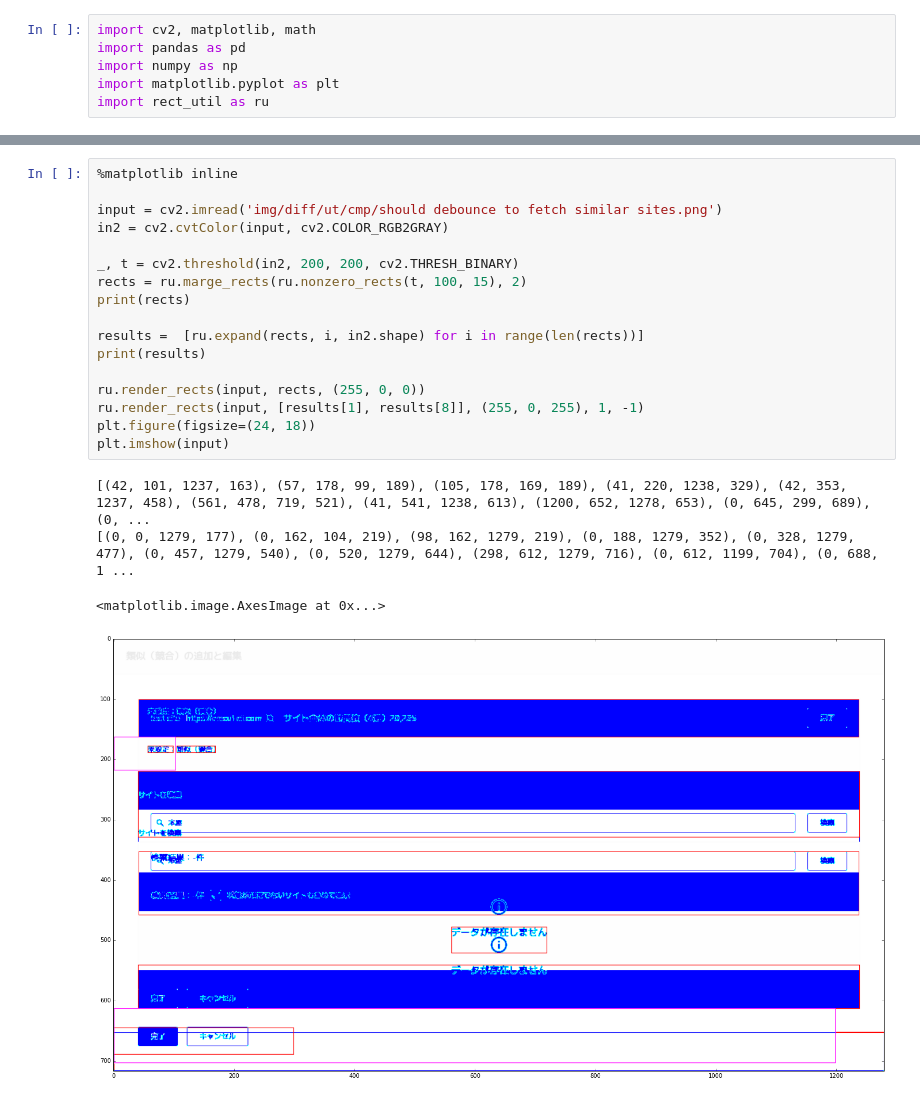
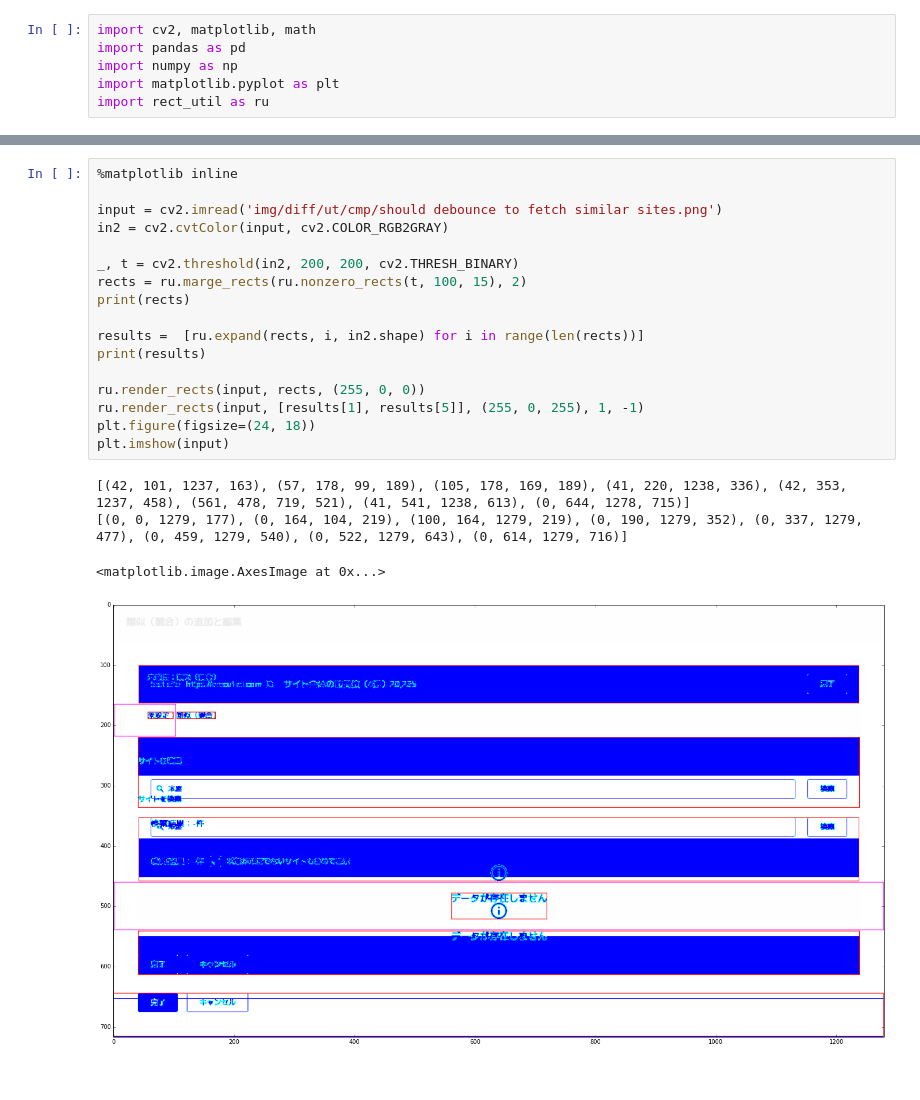
Before and after one commit to reg-viz/improve_reg_diff, a Jupyter notebook: rect_util.test.ipynb, the cells around one changed output, grey strips where cells are left out. Saved outputs shown, nothing was run; the diff lists cells and outputs as text.

```diff
--- a/rect_util.test.ipynb
+++ b/rect_util.test.ipynb
@@ -23,22 +23,22 @@ plt.imshow(ru.render_rects(input, ru.marge_rects(result, 40), (255, 0, 255)))
 # %%
 %matplotlib inline
 
 input = cv2.imread('img/diff/ut/cmp/should debounce to fetch similar sites.png')
 in2 = cv2.cvtColor(input, cv2.COLOR_RGB2GRAY)
 
 _, t = cv2.threshold(in2, 200, 200, cv2.THRESH_BINARY)
 rects = ru.marge_rects(ru.nonzero_rects(t, 100, 15), 2)
 print(rects)
 
 results =  [ru.expand(rects, i, in2.shape) for i in range(len(rects))]
 print(results)
 
 ru.render_rects(input, rects, (255, 0, 0))
-ru.render_rects(input, [results[1], results[8]], (255, 0, 255), 1, -1)
+ru.render_rects(input, [results[1], results[5]], (255, 0, 255), 1, -1)
 plt.figure(figsize=(24, 18))
 plt.imshow(input)
 # %% [output]
-[(42, 101, 1237, 163), (57, 178, 99, 189), (105, 178, 169, 189), (41, 220, 1238, 329), (42, 353, 1237, 458), (561, 478, 719, 521), (41, 541, 1238, 613), (1200, 652, 1278, 653), (0, 645, 299, 689), (0, ...
-[(0, 0, 1279, 177), (0, 162, 104, 219), (98, 162, 1279, 219), (0, 188, 1279, 352), (0, 328, 1279, 477), (0, 457, 1279, 540), (0, 520, 1279, 644), (298, 612, 1279, 716), (0, 612, 1199, 704), (0, 688, 1 ...
+[(42, 101, 1237, 163), (57, 178, 99, 189), (105, 178, 169, 189), (41, 220, 1238, 336), (42, 353, 1237, 458), (561, 478, 719, 521), (41, 541, 1238, 613), (0, 644, 1278, 715)]
+[(0, 0, 1279, 177), (0, 164, 104, 219), (100, 164, 1279, 219), (0, 190, 1279, 352), (0, 337, 1279, 477), (0, 459, 1279, 540), (0, 522, 1279, 643), (0, 614, 1279, 716)]
 <matplotlib.image.AxesImage at 0x...>
-[figure, old version]
+[figure, new version]
```
Also changed, not shown: parts of 1 cell of this notebook, 9 other files.
